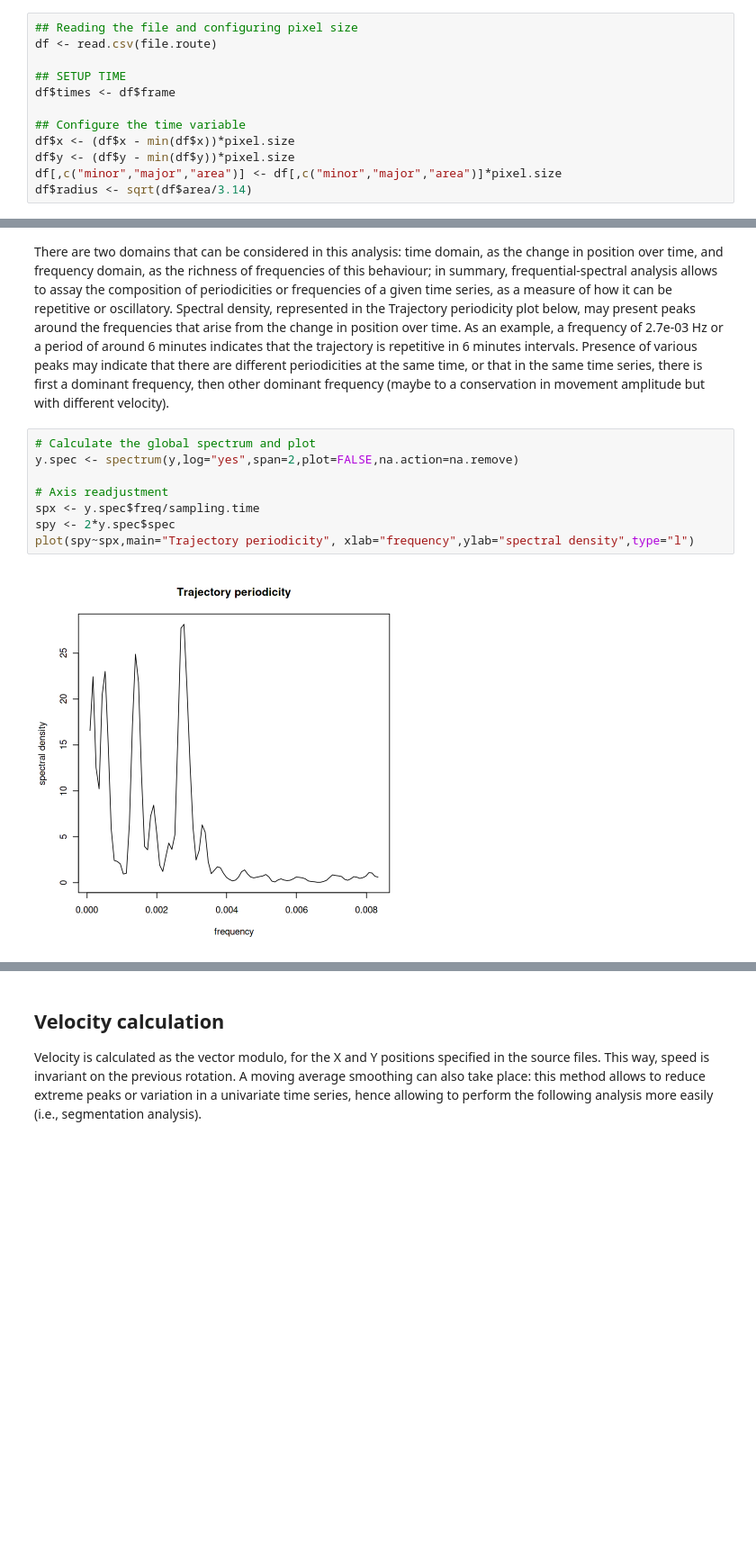
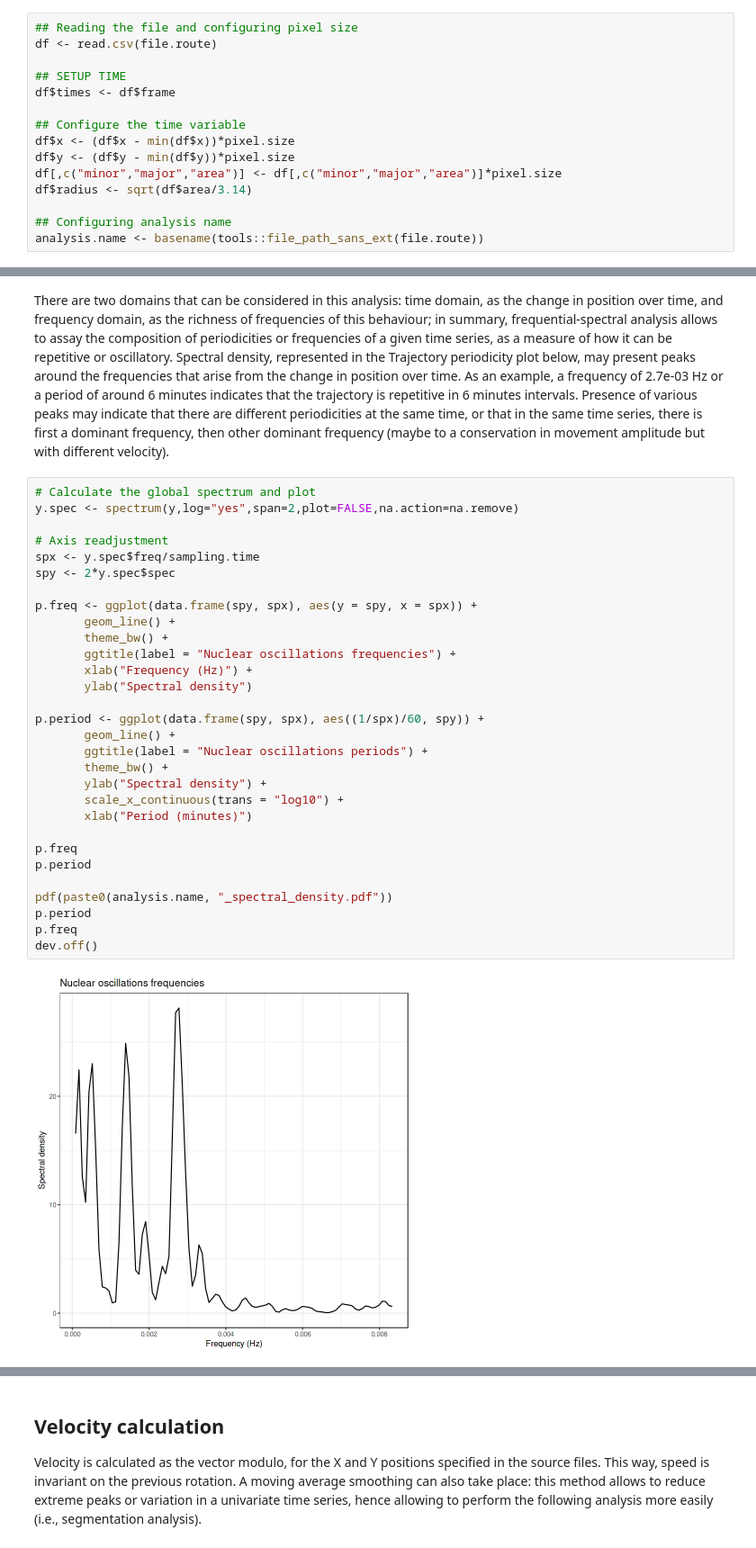
Before and after one commit to danilexn/tronos, a Jupyter notebook: notebooks/TronosAnalysis-SC.ipynb, the cells around one changed output, grey strips where cells are left out. Shown at 90% size. Saved outputs shown, nothing was run; the diff lists cells and outputs as text; blank space fills up the shorter version.

```diff
--- a/notebooks/TronosAnalysis-SC.ipynb
+++ b/notebooks/TronosAnalysis-SC.ipynb
@@ -85,6 +85,9 @@ df$x <- (df$x - min(df$x))*pixel.size
 df$y <- (df$y - min(df$y))*pixel.size
 df[,c("minor","major","area")] <- df[,c("minor","major","area")]*pixel.size
 df$radius <- sqrt(df$area/3.14)
+
+## Configuring analysis name
+analysis.name <- basename(tools::file_path_sans_ext(file.route))
 # %% [markdown]
 ## Data interpolation
 Just in case that some frames have not been sampled, you may want to fill the gaps (as NA values) that remain as a result of trajectory reconstruction. Interpolation is given by *lm* in all study variables (for position and trajectory).
@@ -135,10 +138,32 @@ There are two domains that can be considered in this analysis: time domain, as t
 # %%
 # Calculate the global spectrum and plot
 y.spec <- spectrum(y,log="yes",span=2,plot=FALSE,na.action=na.remove)
 
 # Axis readjustment
 spx <- y.spec$freq/sampling.time
 spy <- 2*y.spec$spec
-plot(spy~spx,main="Trajectory periodicity", xlab="frequency",ylab="spectral density",type="l")
+
+p.freq <- ggplot(data.frame(spy, spx), aes(y = spy, x = spx)) +
+       geom_line() +
+       theme_bw() +
+       ggtitle(label = "Nuclear oscillations frequencies") +
+       xlab("Frequency (Hz)") +
+       ylab("Spectral density")
+
+p.period <- ggplot(data.frame(spy, spx), aes((1/spx)/60, spy)) +
+       geom_line() +
+       ggtitle(label = "Nuclear oscillations periods") +
+       theme_bw() +
+       ylab("Spectral density") +
+       scale_x_continuous(trans = "log10") +
+       xlab("Period (minutes)")
+
+p.freq
+p.period
+
+pdf(paste0(analysis.name, "_spectral_density.pdf"))
+p.period
+p.freq
+dev.off()
 # %% [output]
-[figure, old version]
+[figure, new version]
```
Also changed, not shown: parts of 10 cells of this notebook, 2 other files.
